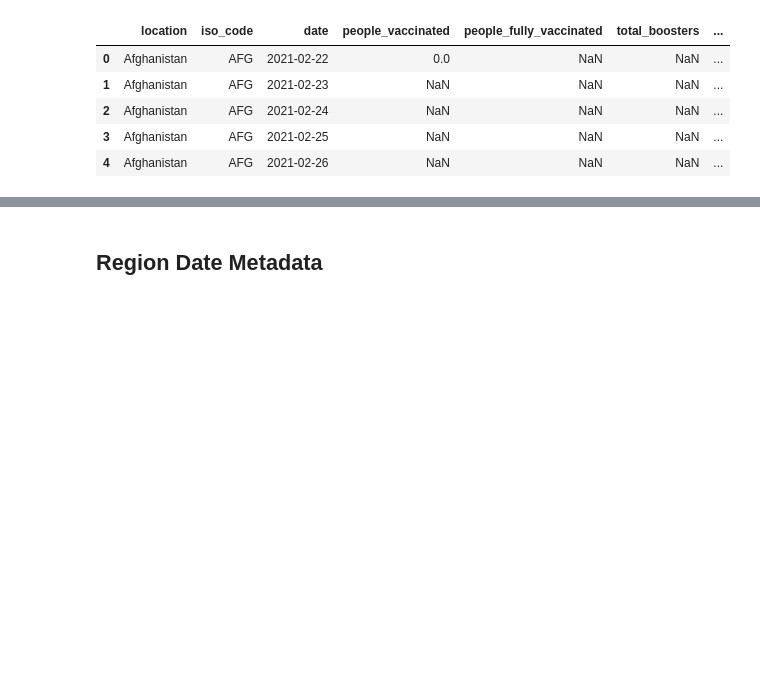
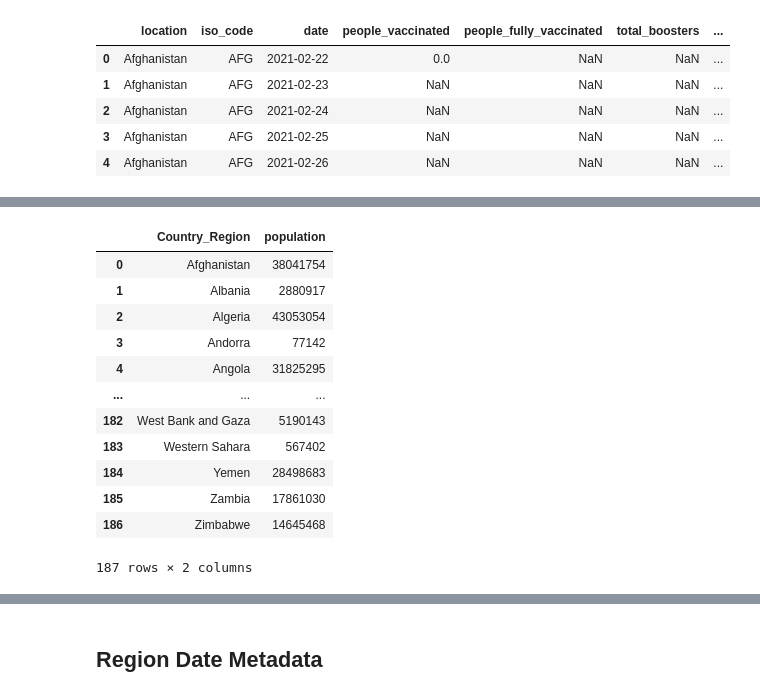
Before and after one commit to Alphaomegainfinity/COVID19_Vaccination, a Jupyter notebook: vaccinations.ipynb, the cells around one changed output, grey strips where cells are left out. Cells and saved outputs as stored; diff of their text form; code cells hidden in the pictures; blank space fills up the shorter version.

```diff
--- a/vaccinations.ipynb
+++ b/vaccinations.ipynb
@@ -51,0 +62,5 @@ vaccination_daily_df.head()
+# %%
+#groupby countries
+region_metadata_df = region_metadata.groupby(['Country_Region']).sum()['population']
+region_metadata_df = pd.DataFrame(region_metadata_df)
+region_metadata_df
@@ -52,3 +82,21 @@ vaccination_daily_df.head()
+# %%
+#removing index
+region_metadata_final = region_metadata_df.reset_index(['Country_Region'])
+region_metadata_final
+# %% [output]
+|  | Country_Region | population |
+| 0 | Afghanistan | 38041754 |
+| 1 | Albania | 2880917 |
+| 2 | Algeria | 43053054 |
+| 3 | Andorra | 77142 |
+| 4 | Angola | 31825295 |
+| ... | ... | ... |
+| 182 | West Bank and Gaza | 5190143 |
+| 183 | Western Sahara | 567402 |
+| 184 | Yemen | 28498683 |
+| 185 | Zambia | 17861030 |
+| 186 | Zimbabwe | 14645468 |
+187 rows × 2 columns
 # %%
 # group by country for third table
 
```
Also changed, not shown: parts of 12 cells of this notebook.
